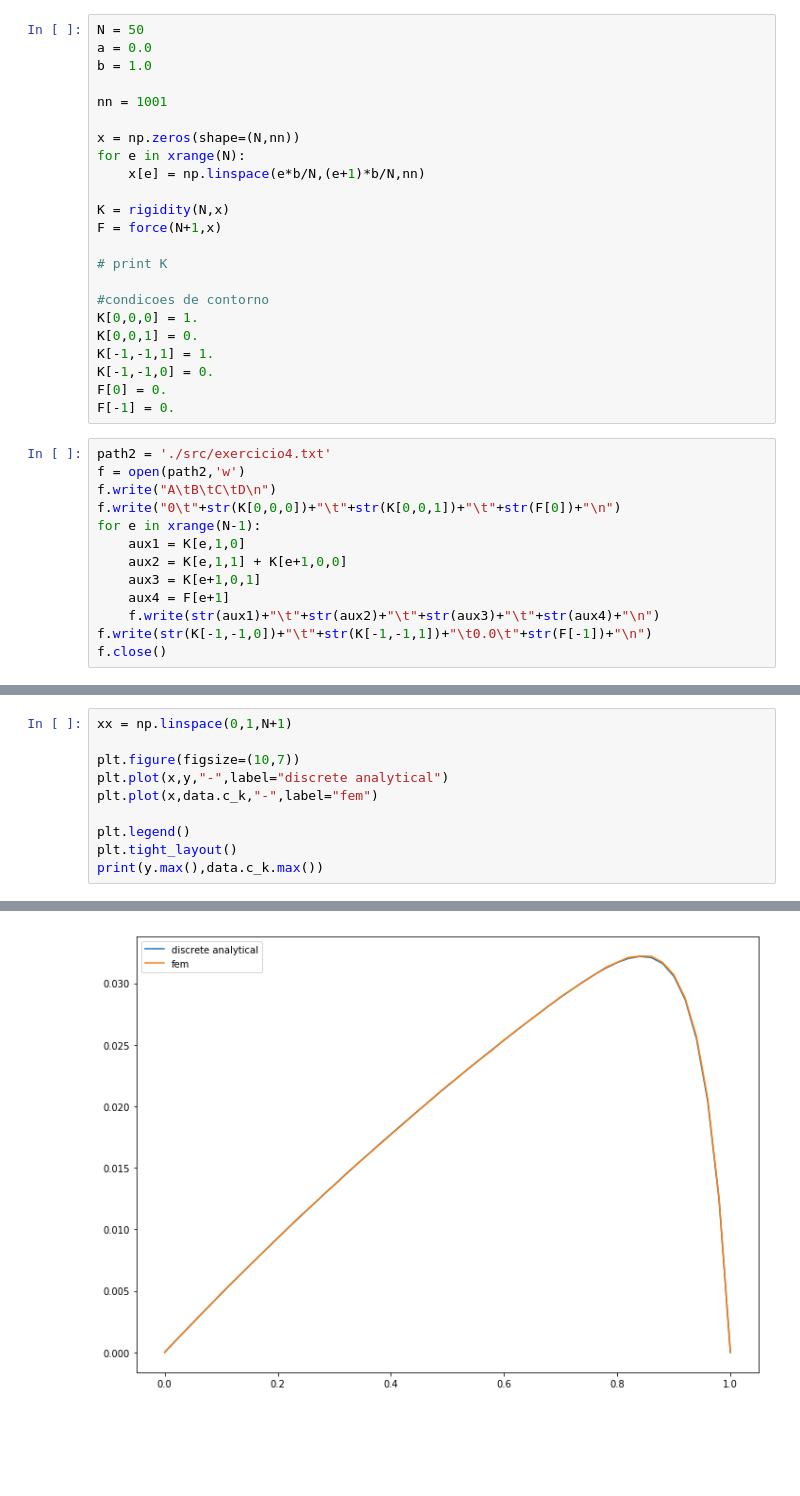
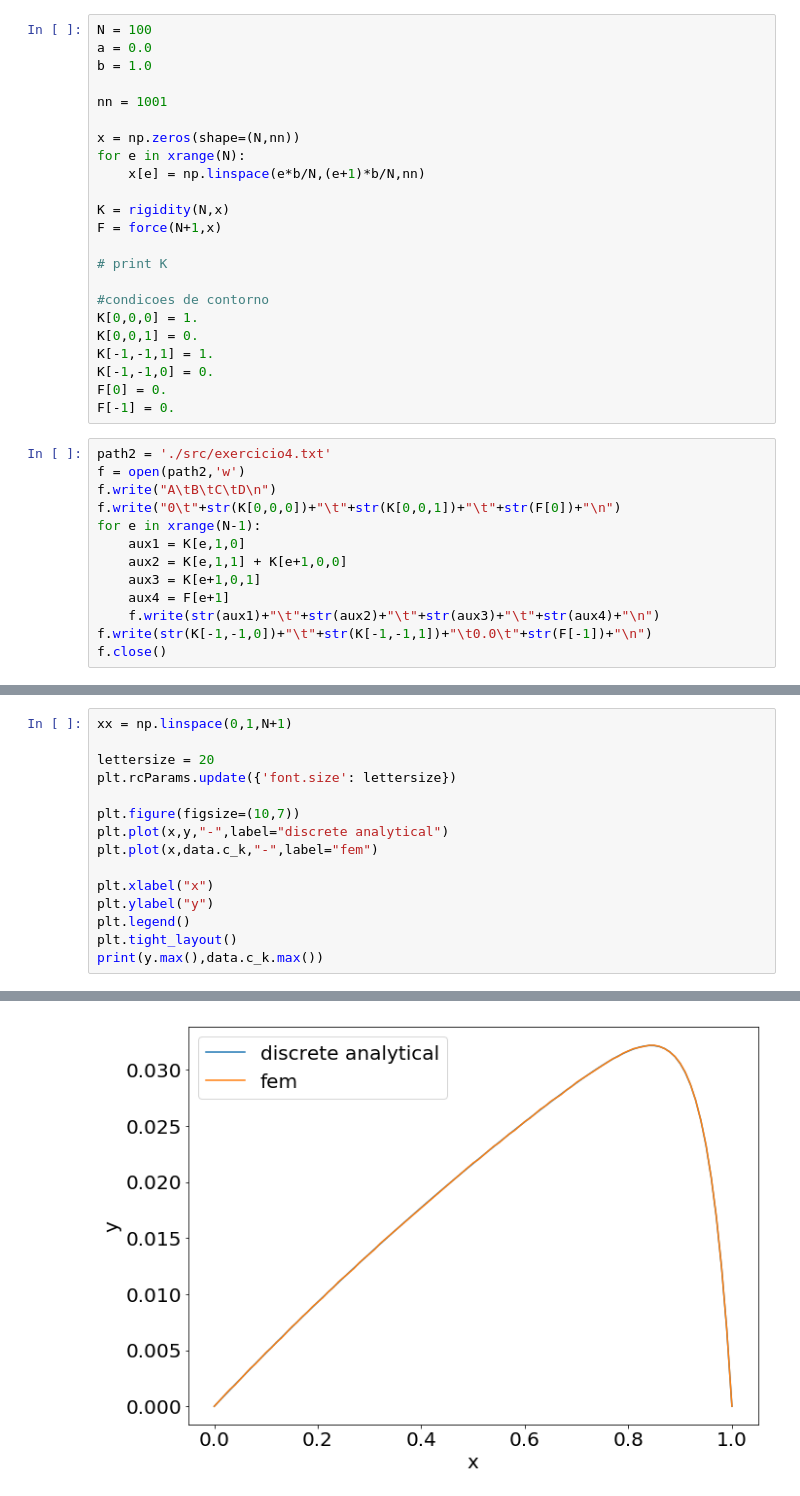
Before and after one commit to jamisonassuncao/fem-tasks, a Jupyter notebook: fem-1d/fem-1d.ipynb, the cells around one changed output, grey strips where cells are left out. Saved outputs shown, nothing was run; the diff lists cells and outputs as text; blank space fills up the shorter version.

```diff
--- a/fem-1d/fem-1d.ipynb
+++ b/fem-1d/fem-1d.ipynb
@@ -108,7 +108,7 @@ def force(N,x):
         F[e] = calcIntegral(wUP,x[e-1,1]-x[e-1,0]) + calcIntegral(wDW,x[e,1]-x[e,0])
     return F
 # %%
-N = 50
+N = 100
 a = 0.0
 b = 1.0
 
@@ -182,16 +182,21 @@ data.tail()
 # %%
 xx = np.linspace(0,1,N+1)
+
+lettersize = 20
+plt.rcParams.update({'font.size': lettersize})
 
 plt.figure(figsize=(10,7))
 plt.plot(x,y,"-",label="discrete analytical")
 plt.plot(x,data.c_k,"-",label="fem")
 
+plt.xlabel("x")
+plt.ylabel("y")
 plt.legend()
 plt.tight_layout()
 print(y.max(),data.c_k.max())
 # %% [output]
 (0.03217861744836471, 0.0322)
-[figure, old version]
+[figure, new version]
 # %%
 plt.figure(figsize=(10,7))
 plt.plot(x,(y[xx==x]-data.c_k))
```
Also changed, not shown: parts of 3 cells of this notebook, 16 other files.
